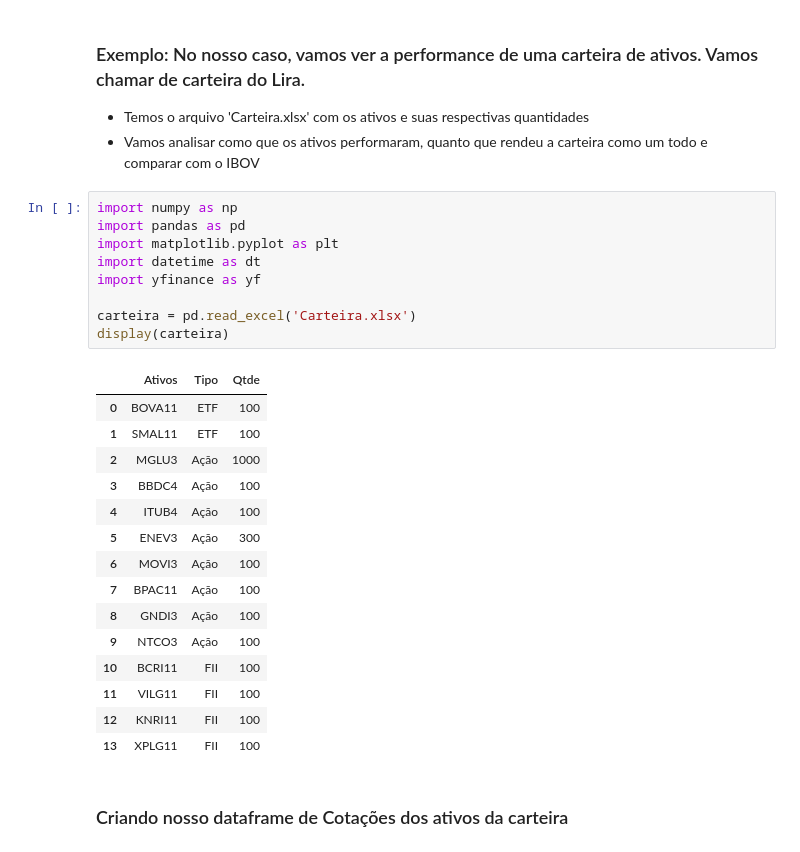
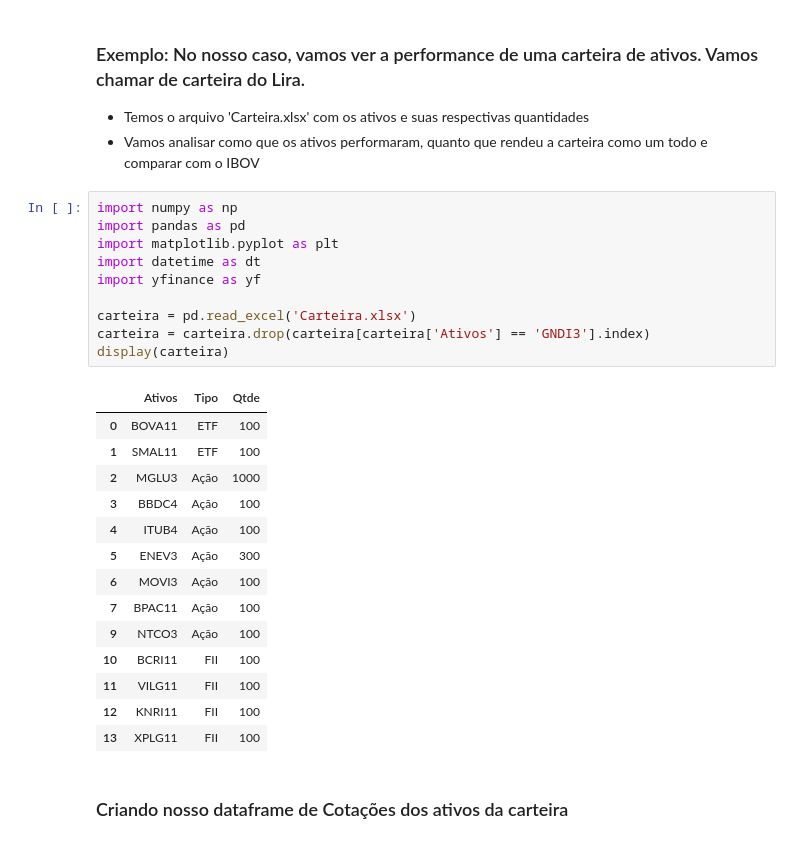
Before and after one commit to GabriellCabrall/python-impressionador, a Jupyter notebook: Modulo_29_Integracao_python_Financas/Python e Finanças 02.ipynb, the cells around one changed output. Drawn from its saved outputs; the diff is of its cells as text.

```diff
--- a/Modulo_29_Integracao_python_Financas/Python e Finanças 02.ipynb
+++ b/Modulo_29_Integracao_python_Financas/Python e Finanças 02.ipynb
@@ -6,23 +6,23 @@
 # %%
 import numpy as np
 import pandas as pd
 import matplotlib.pyplot as plt
 import datetime as dt
 import yfinance as yf
 
 carteira = pd.read_excel('Carteira.xlsx')
+carteira = carteira.drop(carteira[carteira['Ativos'] == 'GNDI3'].index)
 display(carteira)
 # %% [output]
 |  | Ativos | Tipo | Qtde |
 | 0 | BOVA11 | ETF | 100 |
 | 1 | SMAL11 | ETF | 100 |
 | 2 | MGLU3 | Ação | 1000 |
 | 3 | BBDC4 | Ação | 100 |
 | 4 | ITUB4 | Ação | 100 |
 | 5 | ENEV3 | Ação | 300 |
 | 6 | MOVI3 | Ação | 100 |
 | 7 | BPAC11 | Ação | 100 |
-| 8 | GNDI3 | Ação | 100 |
 | 9 | NTCO3 | Ação | 100 |
 | 10 | BCRI11 | FII | 100 |
 | 11 | VILG11 | FII | 100 |
```
Also changed, not shown: parts of 5 cells of this notebook.
